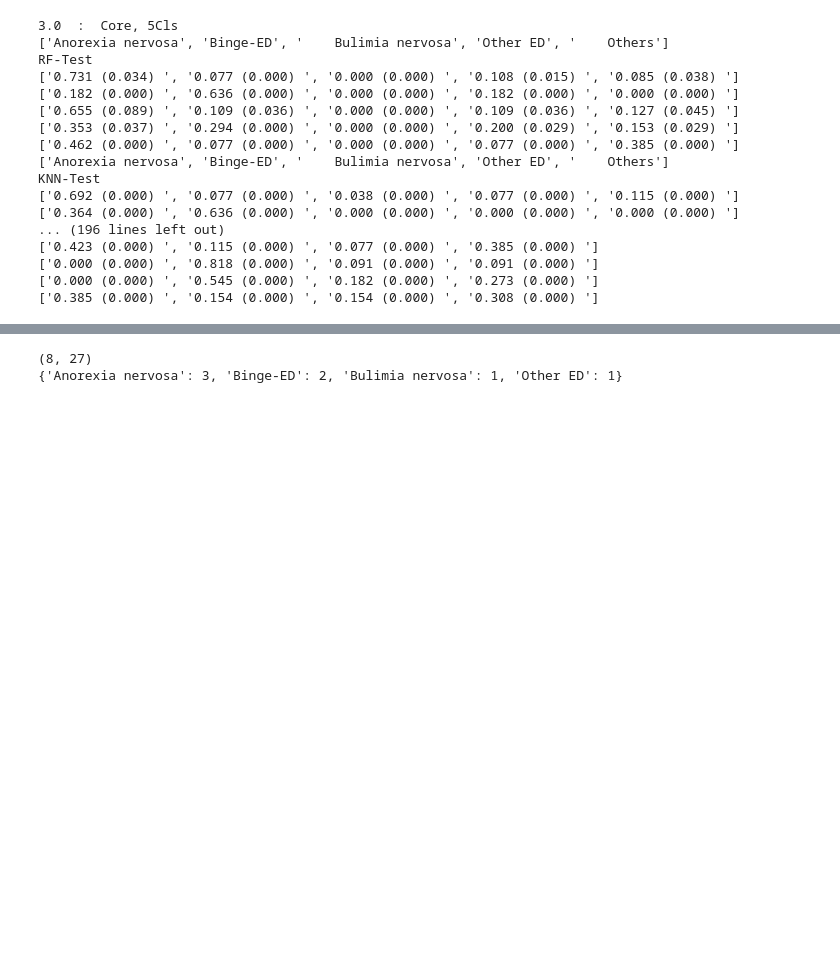
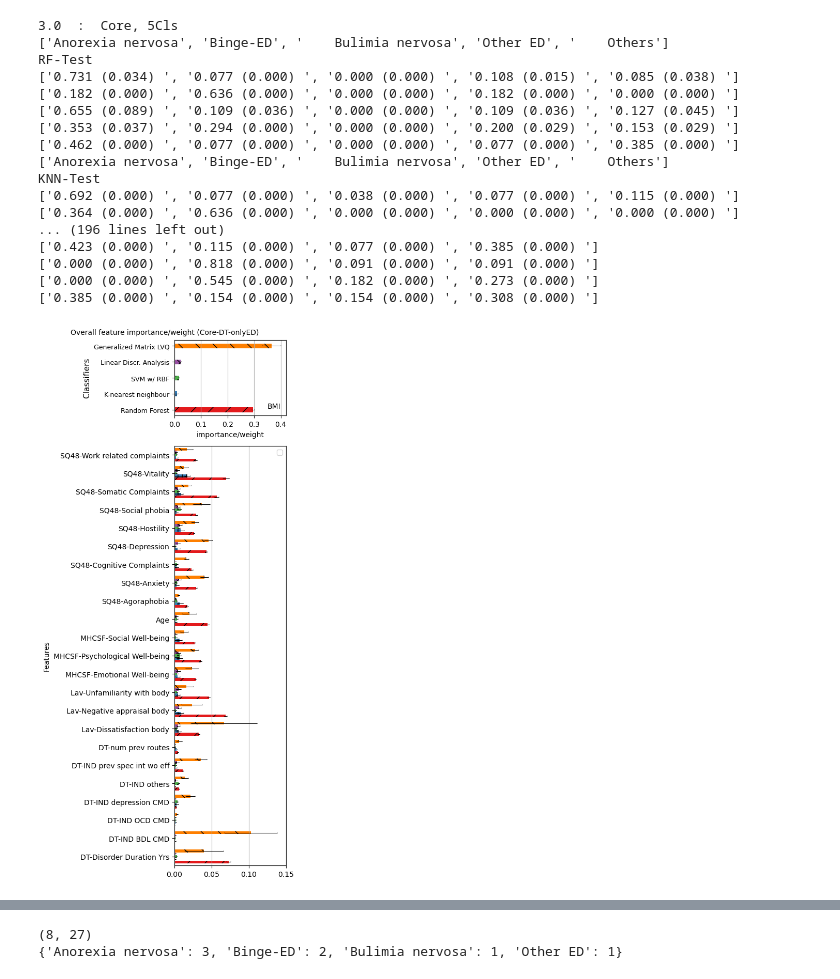
Before and after one commit to SrGh31/ED-profiling, a Jupyter notebook: Prediction_EDTypes_Severity.ipynb, the cells around one changed output, grey strips where cells are left out. Saved outputs shown, nothing was run; the diff lists cells and outputs as text; code cells hidden in the pictures; blank space fills up the shorter version.

```diff
--- a/Prediction_EDTypes_Severity.ipynb
+++ b/Prediction_EDTypes_Severity.ipynb
@@ -428 +458,49 @@ KNN-Test
+# %%
+ind2=ind#[1:]
+bar_width = 0.15# the width of the bars
+shifts=[-0.3,-0.15,0.0,0.15,0.30]#shifts=[-0.4,-0.20,0.0,0.20,0.40]#fig, ax = plt.subplots(1,2, figsize=(9,5))
+fig = plt.figure(constrained_layout=True, figsize=(5,11))
+widths, ax_all =[0.18,1],[]
+spec = fig.add_gridspec(ncols=1, nrows=2, height_ratios=widths)
+for colnum in range(2):
+    ax_all.append(fig.add_subplot(spec[colnum]))
+ax=ax_all[1]
+rects_all, bmi_all={},{}
+fimp_tabulate={}
+for idx,key in enumerate(select_keys1):
+    if key in use_permutation_imp:
+        bardata, err=np.mean(fimp_all[key]['All'], axis=1), np.std(fimp_all[key]['All'], axis=1)
+    else:
+        bardata, err=np.mean(fimp_all[key]['All'], axis=0), np.std(fimp_all[key]['All'], axis=0)
+    rects_all[key] = ax.barh(ind+shifts[idx], bardata[1:], height=bar_width, xerr=err[1:], label=key,
+                           error_kw=dict(lw=0.75, capsize=0.5, capthick=0.3), hatch=patterns[idx], color=colors[idx])
+    #bmi_all[key]={'mean':bardata[0], 'std':err[0]}
+    ax_all[0].barh(idx, bardata[0], xerr=err[0], hatch=patterns[idx], height=bar_width*2, color=colors[idx], error_kw=dict(lw=0.75, capsize=0.5, capthick=0.3))
+    if idx==0:
+        ax_all[0].annotate('BMI', xy=(0.35, 0.1))
+    mean_err=(np.column_stack((bardata, err))).flatten()
+    fimp_tabulate[key]=mean_err
+fimp_tabulate=pd.DataFrame.from_dict(data=fimp_tabulate).T
+fimp_tabulate.columns=res_df_colname
+ax.set_ylabel('Features', fontsize=fs)
+ax.set_yticks(ind)
+ax.set_yticklabels(show_col_names[1:], rotation=0, fontsize=fs)
+ax.legend('')
+ax.grid(axis='x')
+ax.set_xlim(0,0.15)
+ax.set_ylim(-0.5,len(show_col_names)-1.5)
+ax_all[0].set_yticks(np.arange(0,len(select_keys1)))
+ax_all[0].set_yticklabels(classifier_name1, rotation=0, fontsize=fs-1)
+ax_all[0].set_ylabel('Classifiers', fontsize=fs+1)
+ax_all[0].set_xlabel('importance/weight', fontsize=fs)
+ax_all[0].grid(axis='x')
+fig.suptitle('Overall feature importance/weight (%s)'%exp_name, fontsize=fs)
+fig.tight_layout()
+plt.show()
+fig.savefig('figs/PDFs/classification/FIMP1%s_vert.pdf'%exp_name, bbox_inches='tight', transparent=False,
+               pad_inches=0.01)
+fig.savefig('figs/PNGs/classification/FIMP1_%s_vert.png'%exp_name, bbox_inches='tight', transparent=True,
+               pad_inches=0.01)
+# %% [output]
+[figure, added]
 # %%
```
Also changed, not shown: parts of 15 cells of this notebook, 57 other files.
